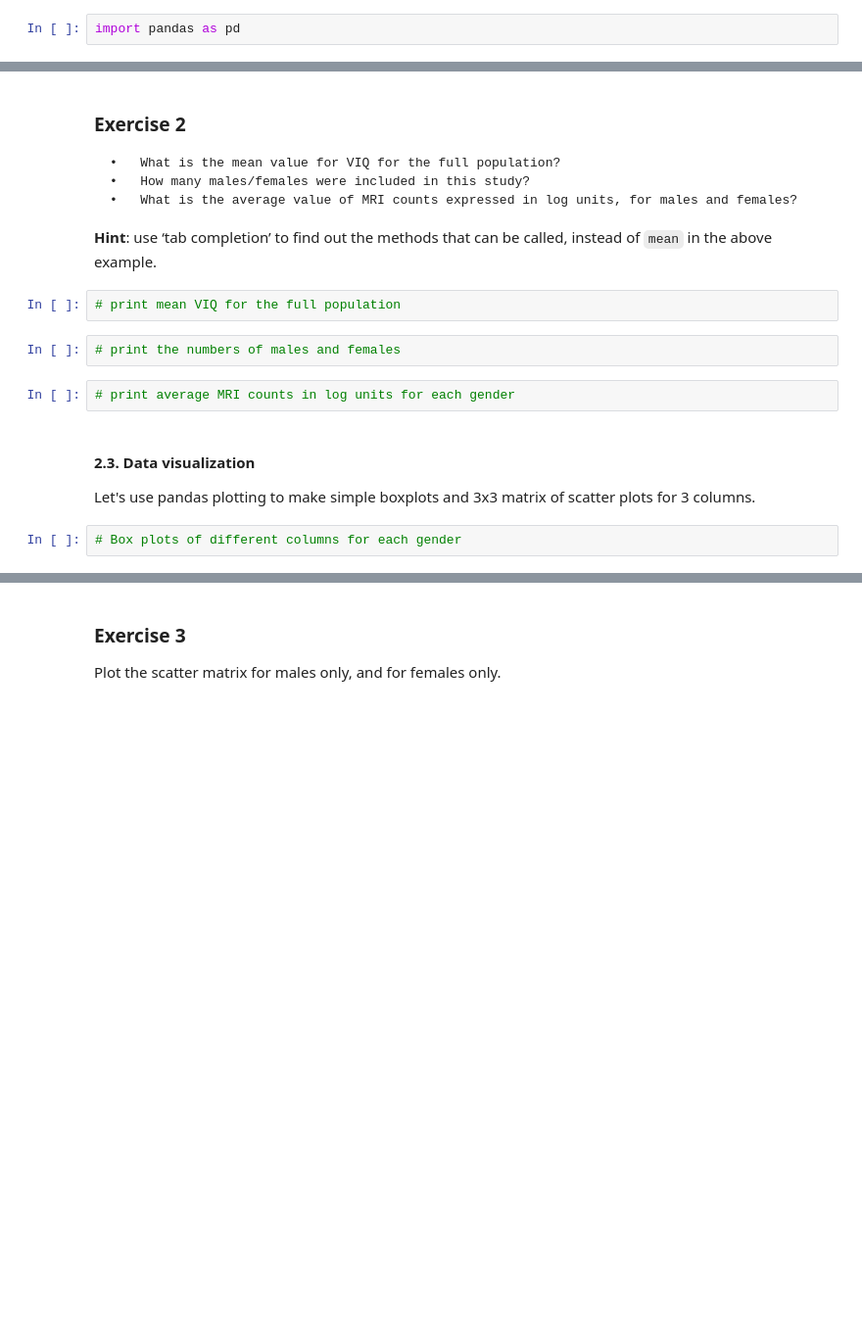
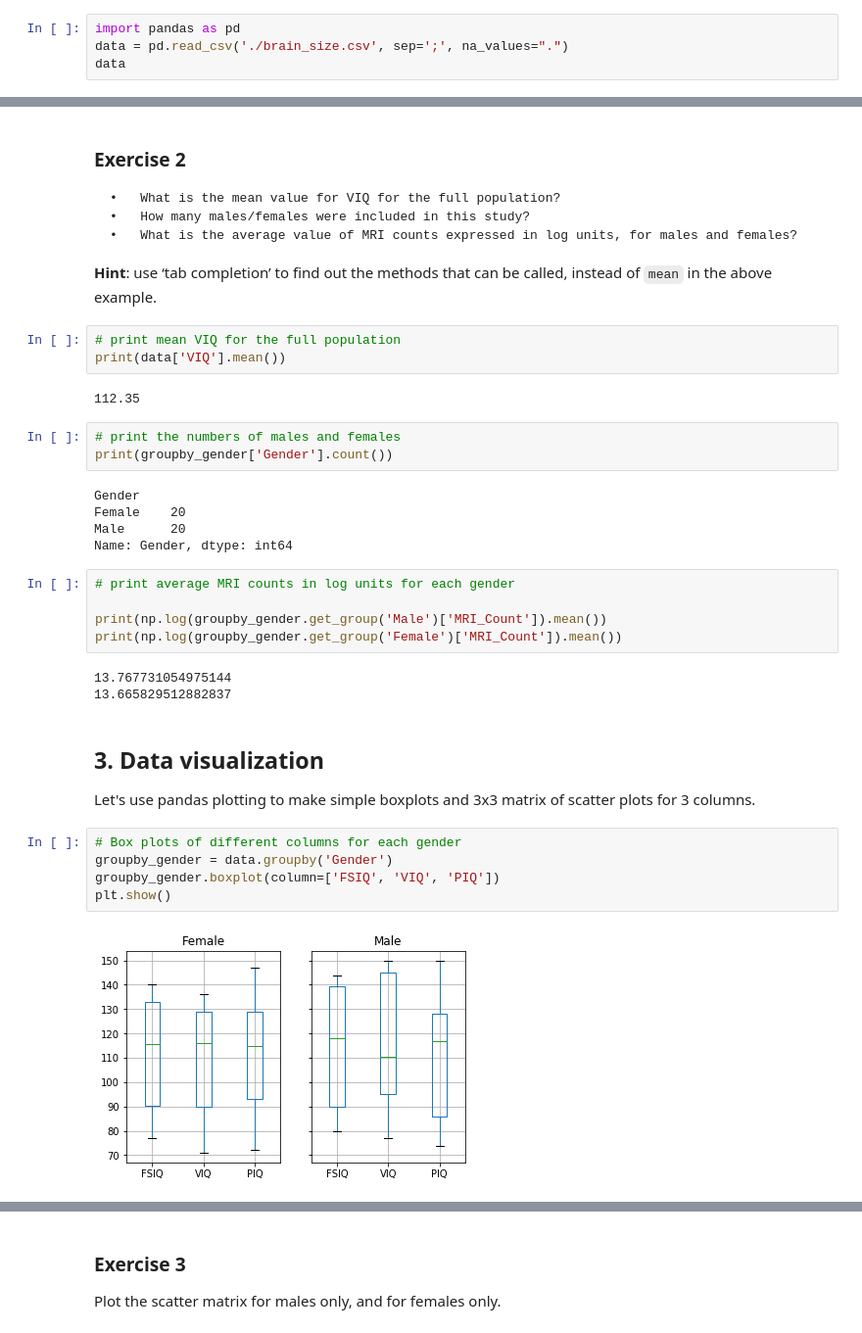
Before and after one commit to cubazis/inno_hdda_fall, a Jupyter notebook: labs/lab2/HDDA. Lab Session #2.ipynb, the cells around one changed output, grey strips where cells are left out. Shown at 98% size. Drawn from its saved outputs; the diff is of its cells as text; blank space fills up the shorter version.

```diff
--- a/labs/lab2/HDDA. Lab Session #2.ipynb
+++ b/labs/lab2/HDDA. Lab Session #2.ipynb
@@ -99,3 +110,5 @@ The csv contains following columns:
 1. MRI_Count: total pixel Count from the 18 MRI scans
 # %%
 import pandas as pd
+data = pd.read_csv('./brain_size.csv', sep=';', na_values=".")
+data
@@ -138,13 +237,33 @@ It returns `GroupBy` object which can be used to apply a function for each group
 **Hint**: use ‘tab completion’ to find out the methods that can be called, instead of `mean` in the above example.
 # %%
 # print mean VIQ for the full population
+print(data['VIQ'].mean())
+# %% [output]
+112.35
 # %%
 # print the numbers of males and females
+print(groupby_gender['Gender'].count())
+# %% [output]
+Gender
+Female    20
+Male      20
+Name: Gender, dtype: int64
 # %%
 # print average MRI counts in log units for each gender
+
+print(np.log(groupby_gender.get_group('Male')['MRI_Count']).mean())
+print(np.log(groupby_gender.get_group('Female')['MRI_Count']).mean())
+# %% [output]
+13.767731054975144
+13.665829512882837
 # %% [markdown]
-#### 2.3. Data visualization
+## 3. Data visualization
 Let's use pandas plotting to make simple boxplots and 3x3 matrix of scatter plots for 3 columns.
 # %%
 # Box plots of different columns for each gender
+groupby_gender = data.groupby('Gender')
+groupby_gender.boxplot(column=['FSIQ', 'VIQ', 'PIQ'])
+plt.show()
+# %% [output]
+[figure, added]
 # %%
```
Also changed, not shown: parts of 63 cells of this notebook, 5 other files.
